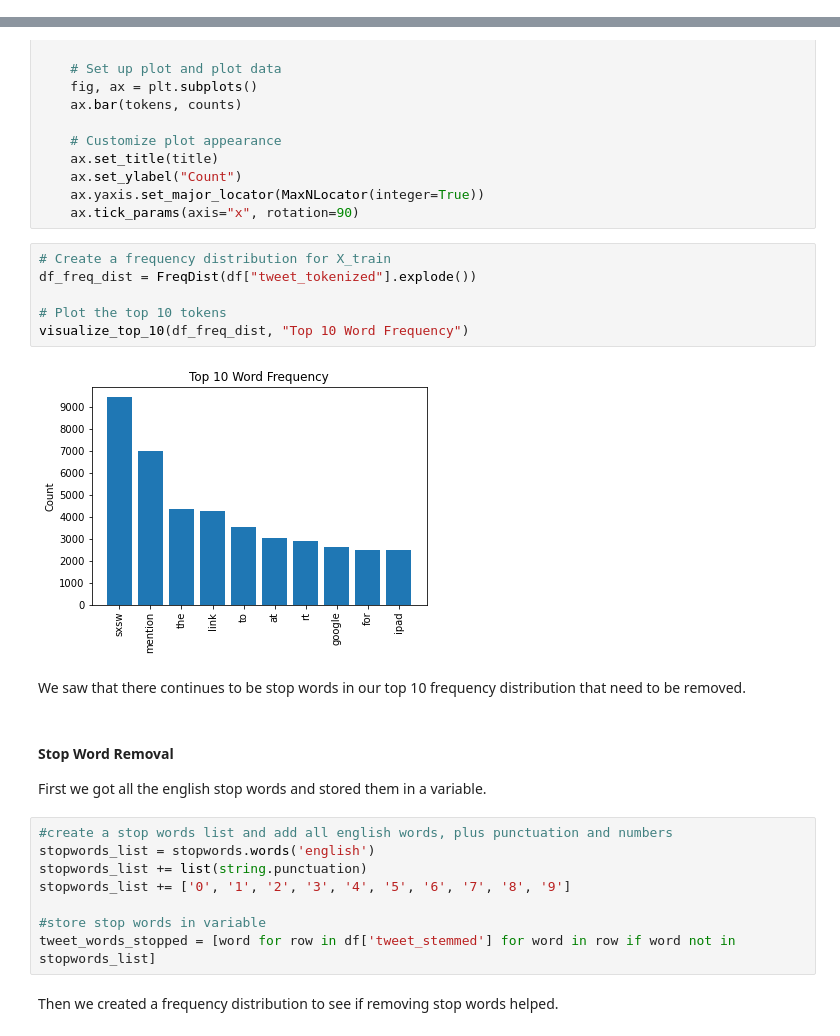
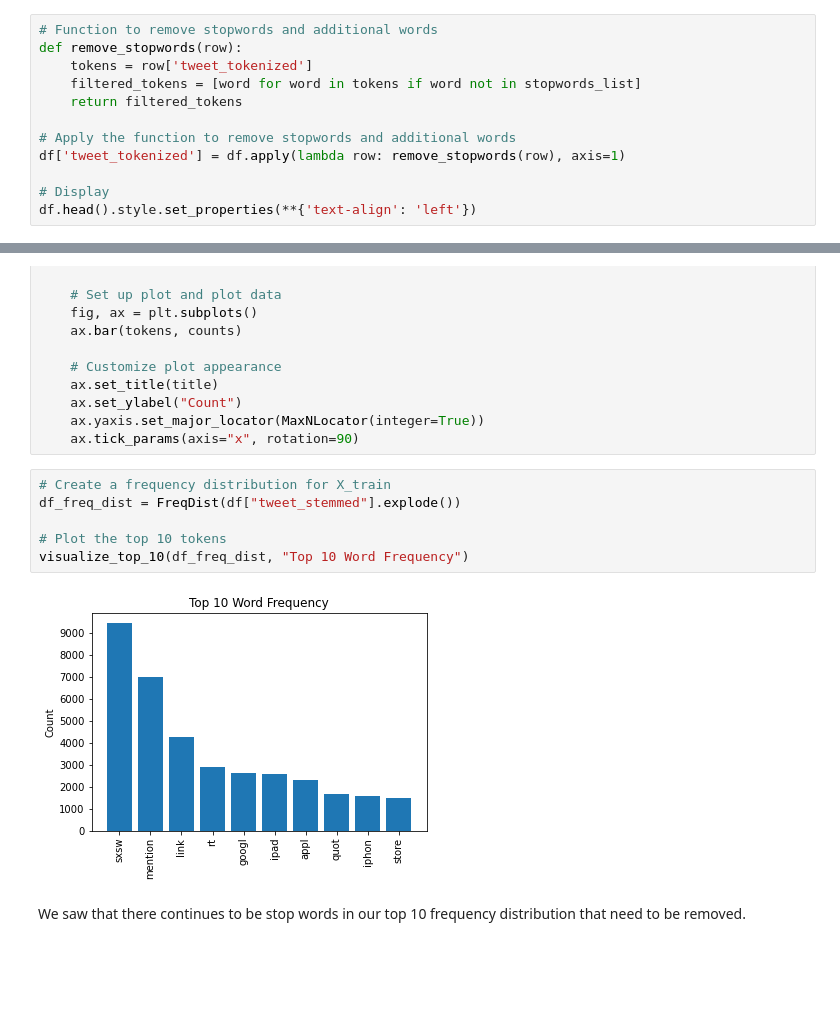
Before and after one commit to chrismiley87/tweet-project, a Jupyter notebook: notebook.ipynb, the cells around one changed output, grey strips where cells are left out. Saved outputs shown, nothing was run; the diff lists cells and outputs as text; blank space fills up the shorter version.

Commit message:
Stop Words and EDA

```diff
--- a/notebook.ipynb
+++ b/notebook.ipynb
@@ -396,0 +425,12 @@ df.head().style.set_properties(**{'text-align': 'left'})
+# %%
+# Function to remove stopwords and additional words
+def remove_stopwords(row):
+    tokens = row['tweet_tokenized']
+    filtered_tokens = [word for word in tokens if word not in stopwords_list]
+    return filtered_tokens
+
+# Apply the function to remove stopwords and additional words
+df['tweet_tokenized'] = df.apply(lambda row: remove_stopwords(row), axis=1)
+
+# Display
+df.head().style.set_properties(**{'text-align': 'left'})
@@ -438,25 +485,11 @@ def visualize_top_10(freq_dist, title):
     ax.tick_params(axis="x", rotation=90)
 # %%
 # Create a frequency distribution for X_train
-df_freq_dist = FreqDist(df["tweet_tokenized"].explode())
+df_freq_dist = FreqDist(df["tweet_stemmed"].explode())
 
 # Plot the top 10 tokens
 visualize_top_10(df_freq_dist, "Top 10 Word Frequency")
 # %% [output]
-[figure, old version]
+[figure, new version]
 # %% [markdown]
 We saw that there continues to be stop words in our top 10 frequency distribution that need to be removed.
-# %% [markdown]
-#### Stop Word Removal
-
-First we got all the english stop words and stored them in a variable.
-# %%
-#create a stop words list and add all english words, plus punctuation and numbers
-stopwords_list = stopwords.words('english')
-stopwords_list += list(string.punctuation)
-stopwords_list += ['0', '1', '2', '3', '4', '5', '6', '7', '8', '9']
-
-#store stop words in variable
-tweet_words_stopped = [word for row in df['tweet_stemmed'] for word in row if word not in stopwords_list]
-# %% [markdown]
-Then we created a frequency distribution to see if removing stop words helped.
```
Also changed, not shown: parts of 29 cells of this notebook.
